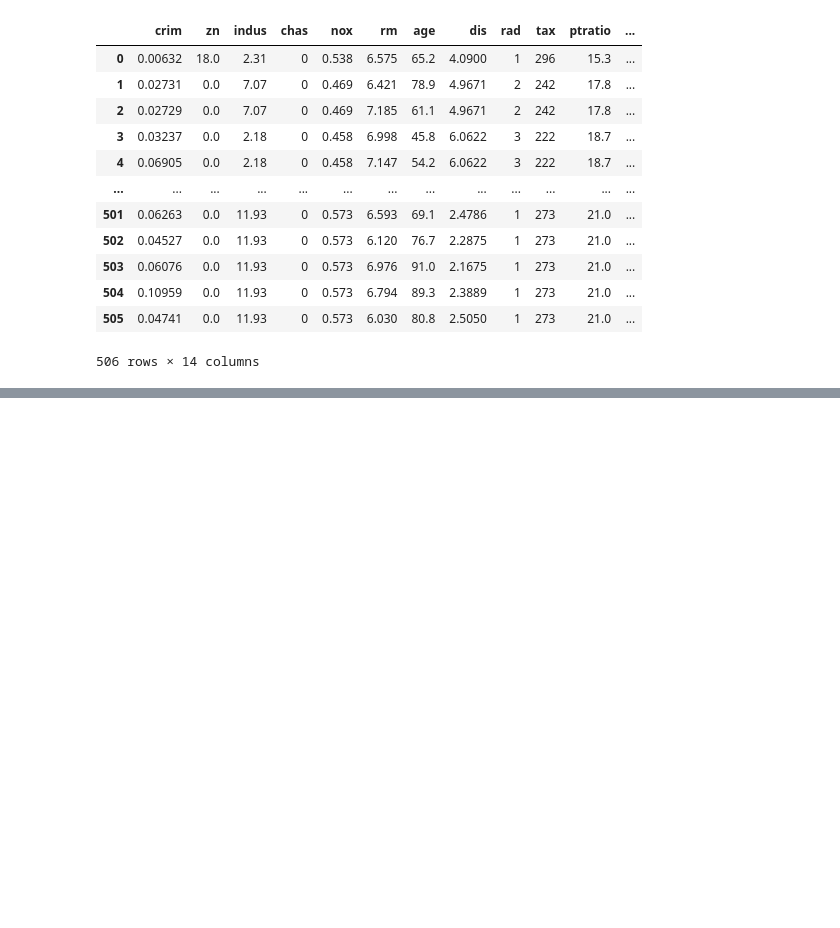
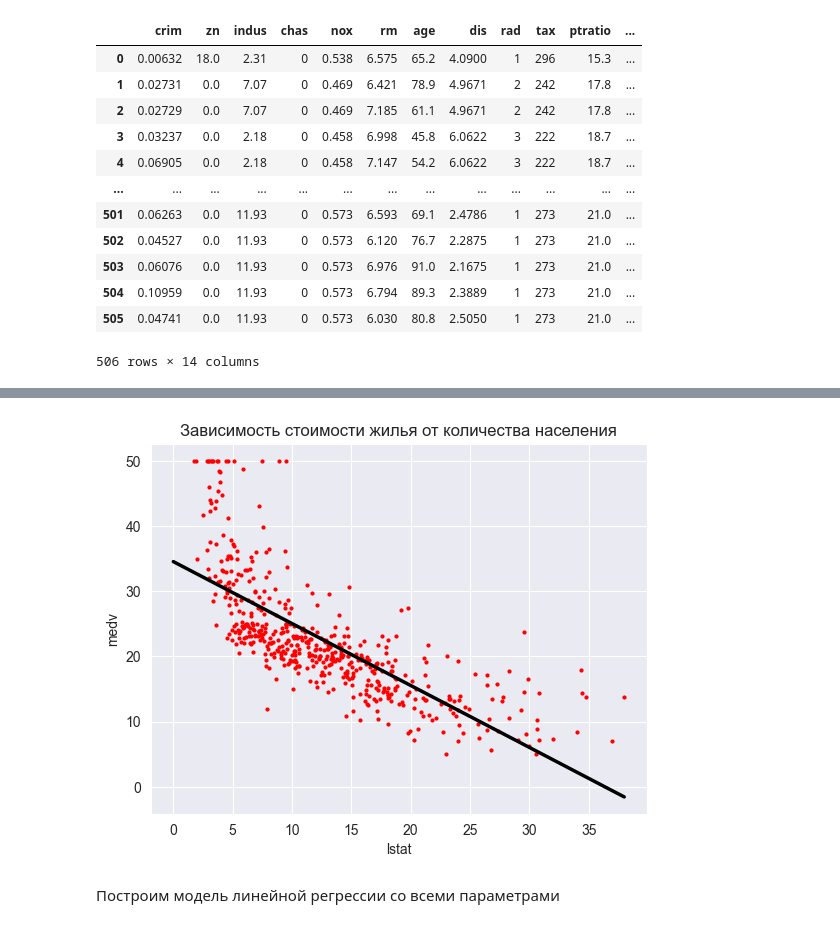
Before and after one commit to KirillPogranichny/ml-fefu-course, a Jupyter notebook: linear_regression.ipynb, the cells around one changed output, grey strips where cells are left out. Drawn from its saved outputs; the diff is of its cells as text; code cells hidden in the pictures; blank space fills up the shorter version.

```diff
--- a/linear_regression.ipynb
+++ b/linear_regression.ipynb
@@ -39,0 +89,16 @@ display(df)
+# %%
+import numpy as np
+
+b, a = np.polyfit(df['lstat'], df['medv'], deg=1)
+xseq = np.linspace(0, 38)
+
+plt.plot(df['lstat'], df['medv'], 'ro', markersize=2)
+plt.plot(xseq, a + b * xseq, color='k', lw=2.5)
+plt.xlabel('lstat')
+plt.ylabel('medv')
+plt.title('Зависимость стоимости жилья от количества населения')
+plt.show()
+# %% [output]
+[figure, added]
+# %% [markdown]
+Построим модель линейной регрессии со всеми параметрами
```
Also changed, not shown: parts of 8 cells of this notebook.
